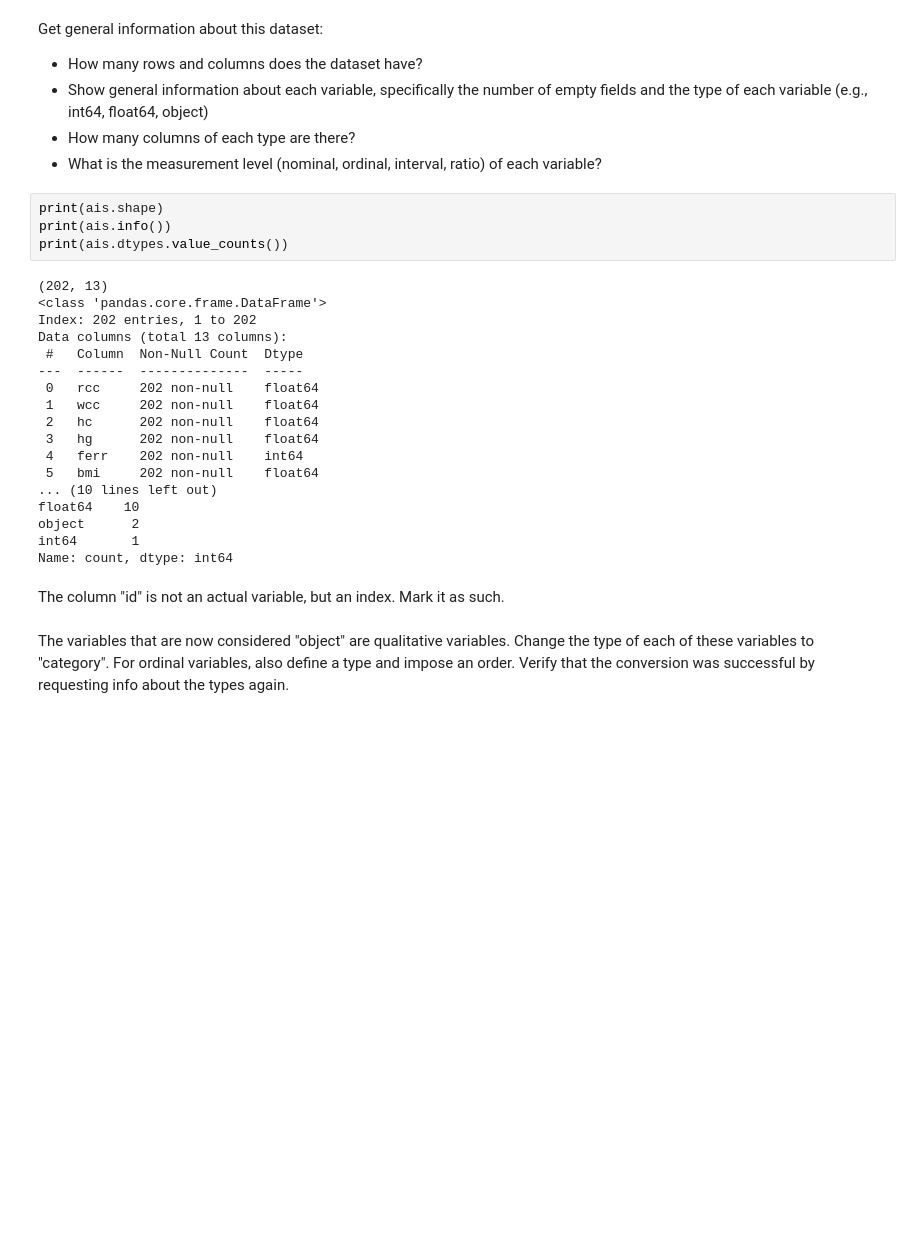
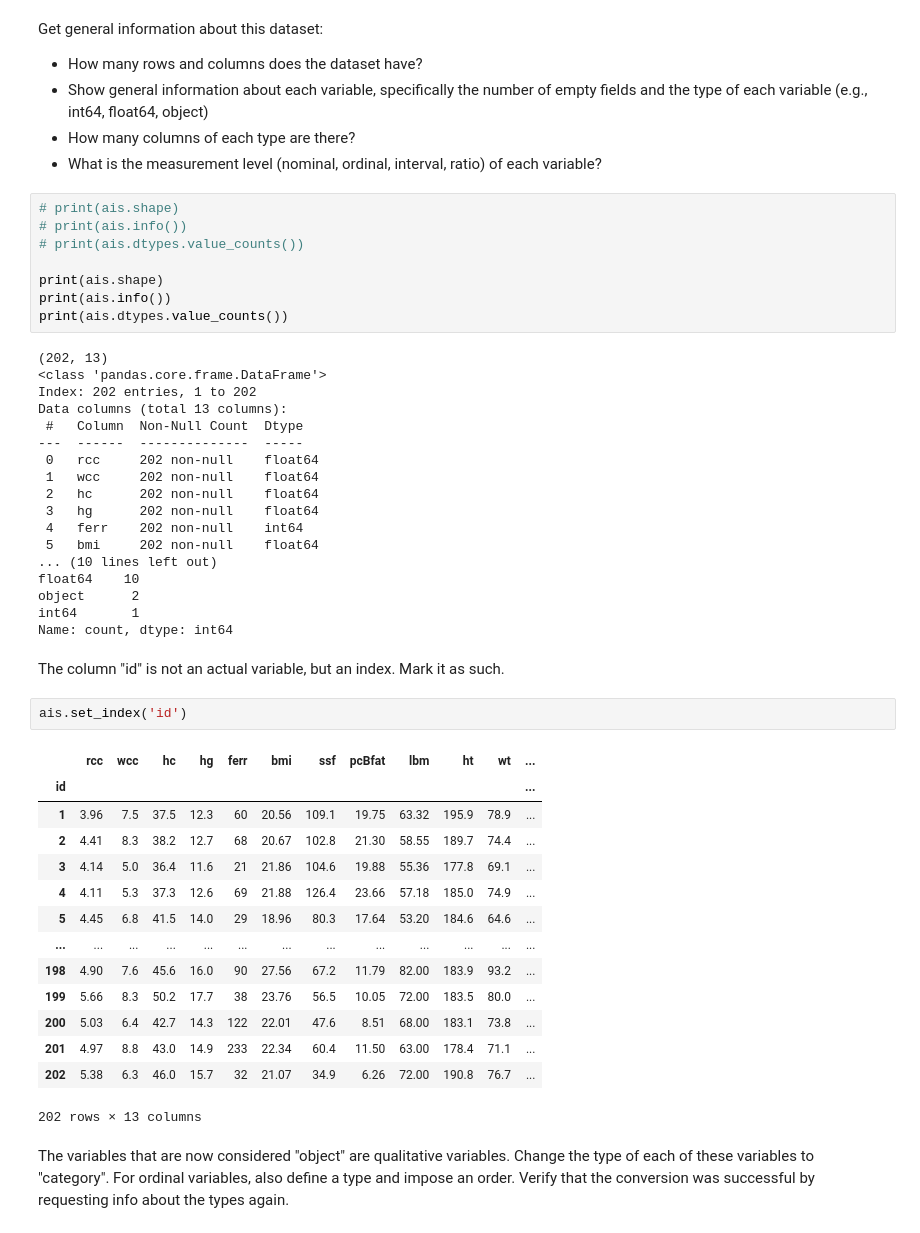
Before and after one commit to Vincent-Gielen/dsai-ex, a Jupyter notebook: 1-samples/lab-1.01-ais.ipynb, the cells around one changed output. Cells and saved outputs as stored; diff of their text form; blank space fills up the shorter version.

```diff
--- a/1-samples/lab-1.01-ais.ipynb
+++ b/1-samples/lab-1.01-ais.ipynb
@@ -34,6 +33,10 @@ Get general information about this dataset:
 - How many columns of each type are there?
 - What is the measurement level (nominal, ordinal, interval, ratio) of each variable?
 # %%
+# print(ais.shape)
+# print(ais.info())
+# print(ais.dtypes.value_counts())
+
 print(ais.shape)
 print(ais.info())
 print(ais.dtypes.value_counts())
@@ -57,6 +60,23 @@ int64       1
 Name: count, dtype: int64
 # %% [markdown]
 The column "id" is not an actual variable, but an index. Mark it as such.
+# %%
+ais.set_index('id')
+# %% [output]
+|  | rcc | wcc | hc | hg | ferr | bmi | ssf | pcBfat | lbm | ht | wt | ... |
+| id |  |  |  |  |  |  |  |  |  |  |  | ... |
+| 1 | 3.96 | 7.5 | 37.5 | 12.3 | 60 | 20.56 | 109.1 | 19.75 | 63.32 | 195.9 | 78.9 | ... |
+| 2 | 4.41 | 8.3 | 38.2 | 12.7 | 68 | 20.67 | 102.8 | 21.30 | 58.55 | 189.7 | 74.4 | ... |
+| 3 | 4.14 | 5.0 | 36.4 | 11.6 | 21 | 21.86 | 104.6 | 19.88 | 55.36 | 177.8 | 69.1 | ... |
+| 4 | 4.11 | 5.3 | 37.3 | 12.6 | 69 | 21.88 | 126.4 | 23.66 | 57.18 | 185.0 | 74.9 | ... |
+| 5 | 4.45 | 6.8 | 41.5 | 14.0 | 29 | 18.96 | 80.3 | 17.64 | 53.20 | 184.6 | 64.6 | ... |
+| ... | ... | ... | ... | ... | ... | ... | ... | ... | ... | ... | ... | ... |
+| 198 | 4.90 | 7.6 | 45.6 | 16.0 | 90 | 27.56 | 67.2 | 11.79 | 82.00 | 183.9 | 93.2 | ... |
+| 199 | 5.66 | 8.3 | 50.2 | 17.7 | 38 | 23.76 | 56.5 | 10.05 | 72.00 | 183.5 | 80.0 | ... |
+| 200 | 5.03 | 6.4 | 42.7 | 14.3 | 122 | 22.01 | 47.6 | 8.51 | 68.00 | 183.1 | 73.8 | ... |
+| 201 | 4.97 | 8.8 | 43.0 | 14.9 | 233 | 22.34 | 60.4 | 11.50 | 63.00 | 178.4 | 71.1 | ... |
+| 202 | 5.38 | 6.3 | 46.0 | 15.7 | 32 | 21.07 | 34.9 | 6.26 | 72.00 | 190.8 | 76.7 | ... |
+202 rows × 13 columns
 # %% [markdown]
 The variables that are now considered "object" are qualitative variables. Change the type of each of these variables to "category". For ordinal variables, also define a type and impose an order. Verify that the conversion was successful by requesting info about the types again.
 # %%
```
Also changed, not shown: parts of 5 cells of this notebook, 7 other files.
